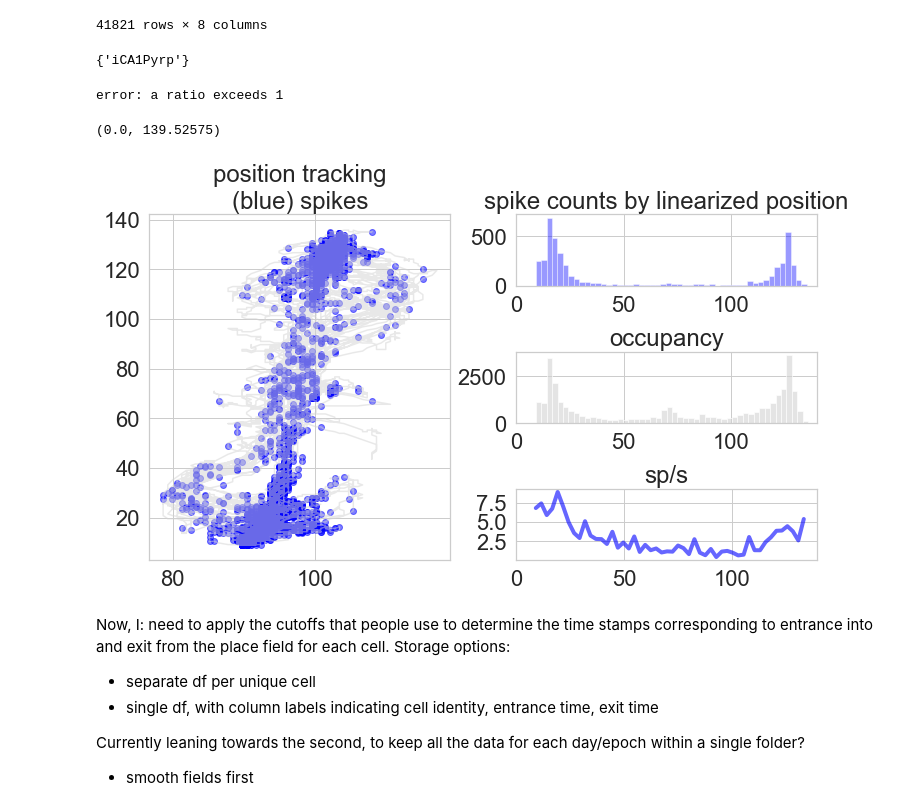
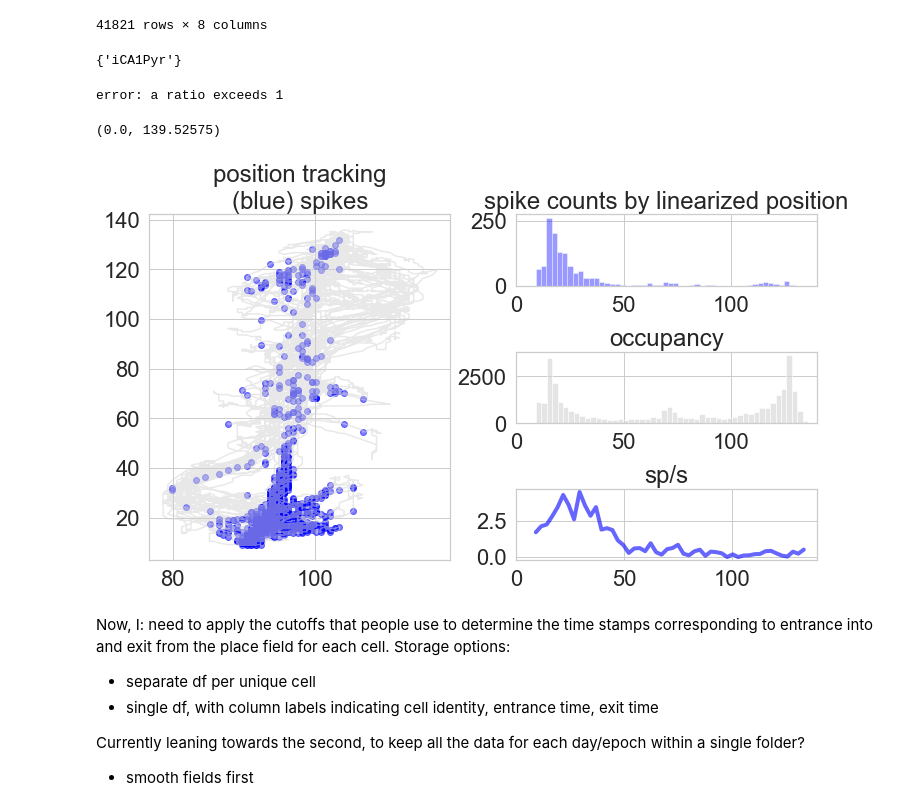
Before and after one commit to pdrivier/phase_precession, a Jupyter notebook: place_fields.ipynb, the cells around one changed output. Cells and saved outputs as stored; diff of their text form; code cells hidden in the pictures.

```diff
--- a/place_fields.ipynb
+++ b/place_fields.ipynb
@@ -51,7 +51,7 @@ posdf = posdf.dropna()
 # %%
 cell_labels = list(set(spikesdf['cell_id'].to_list()))
 # %%
-subcell = spikesdf[spikesdf['cell_id']==cell_labels[5]]
+subcell = spikesdf[spikesdf['cell_id']==cell_labels[9]]
 
 locinds = list(set(posdf.index) & set(subcell['posindex_0ind']))
 locinds = sorted(locinds)
@@ -62,42 +62,42 @@ y_spikes = posdf['y'].iloc[locinds]
 # %%
 set(subcell['cell_type'].to_list())
 # %% [output]
-{'iCA1Pyrp'}
+{'iCA1Pyr'}
 # %%
 fig, axd = plt.subplot_mosaic([['left', 'upper right'],
                                ['left', 'middle right'],
                                ['left', 'lower right']
                               ],
                               figsize=(10, 6), constrained_layout=True)
-
+binsize = 50
 
 axd['left'].plot(posdf['x'],posdf['y'],color='lightgrey',alpha=0.5)
 axd['left'].scatter(x_spikes,y_spikes,color='blue',alpha=0.5)
 axd['left'].set_title('position tracking' + '\n' + '(blue) spikes')
 
-sp_per_bin = axd['upper right'].hist(y_spikes,bins=50,alpha=0.4,color='blue')
+sp_per_bin = axd['upper right'].hist(y_spikes,bins=binsize,alpha=0.4,color='blue')
 axd['upper right'].set_title('spike counts by linearized position')
 axd['upper right'].set_xlim(0,140)
 
 
-occupancy_per_bin = axd['middle right'].hist(posdf['y'],bins=50,alpha=0.6,color='lightgrey')
+occupancy_per_bin = axd['middle right'].hist(posdf['y'],bins=binsize,alpha=0.6,color='lightgrey')
 axd['middle right'].set_title('occupancy')
 axd['middle right'].set_xlim(0,140)
 
 norm_spikes_per_bin = sp_per_bin[0] / (occupancy_per_bin[0] * np.median(np.diff(posdf['time'].values)))
 
 if np.where(sp_per_bin[0] / occupancy_per_bin[0] > 1):
 
     print('error: a ratio exceeds 1')
 
 bin_edges = occupancy_per_bin[1]
 axd['lower right'].plot(bin_edges[:-1],norm_spikes_per_bin,alpha=0.6,linewidth=4,color='blue')
 axd['lower right'].set_title('sp/s')
 axd['lower right'].set_xlim(0,)
 # %% [output]
 error: a ratio exceeds 1
 (0.0, 139.52575)
-[figure, old version]
+[figure, new version]
 # %% [markdown]
 Now, I: need to apply the cutoffs that people use to determine the time stamps corresponding to entrance into and exit from the place field for each cell. Storage options:
 
```
Also changed, not shown: parts of 37 cells of this notebook.
